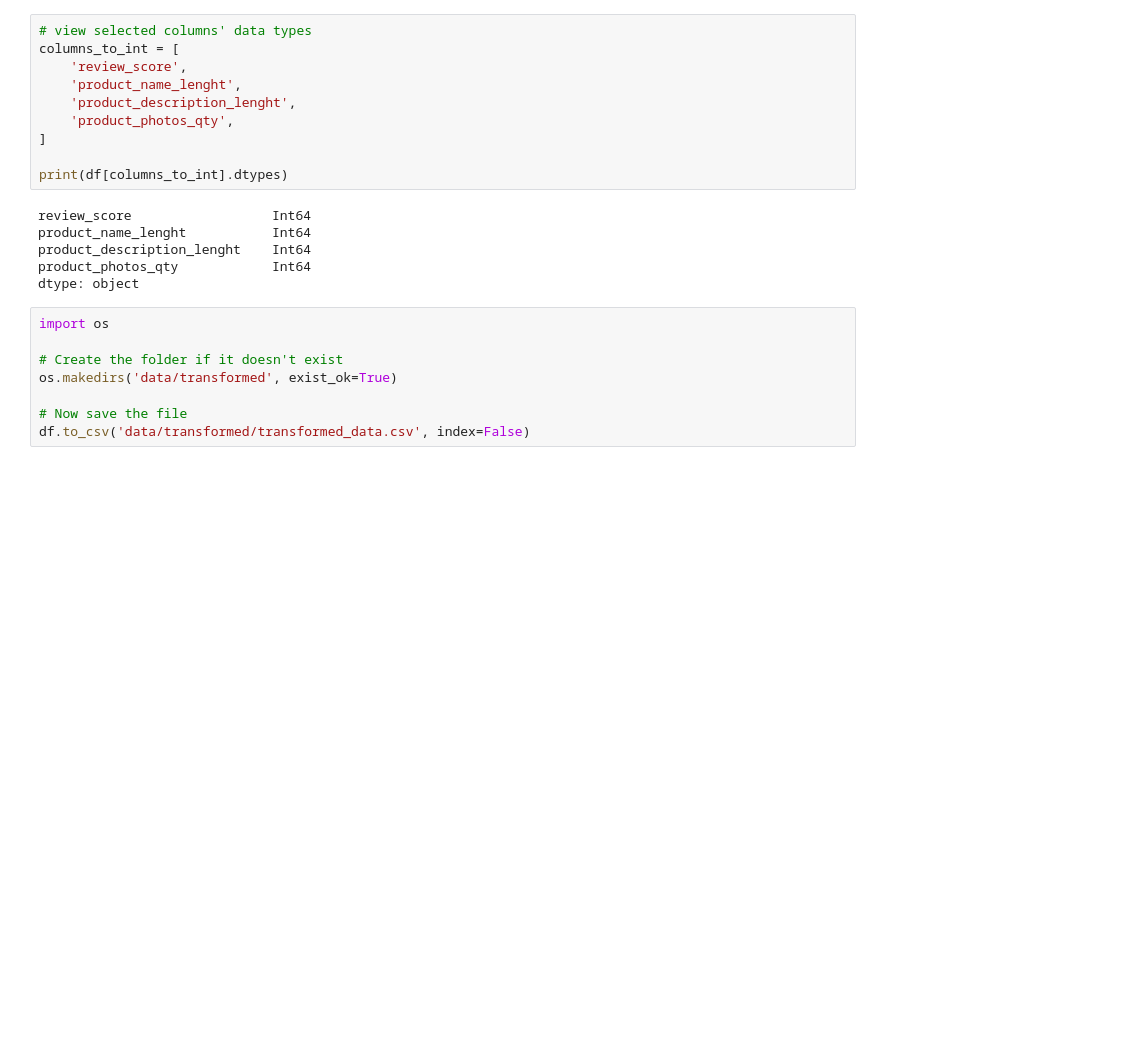
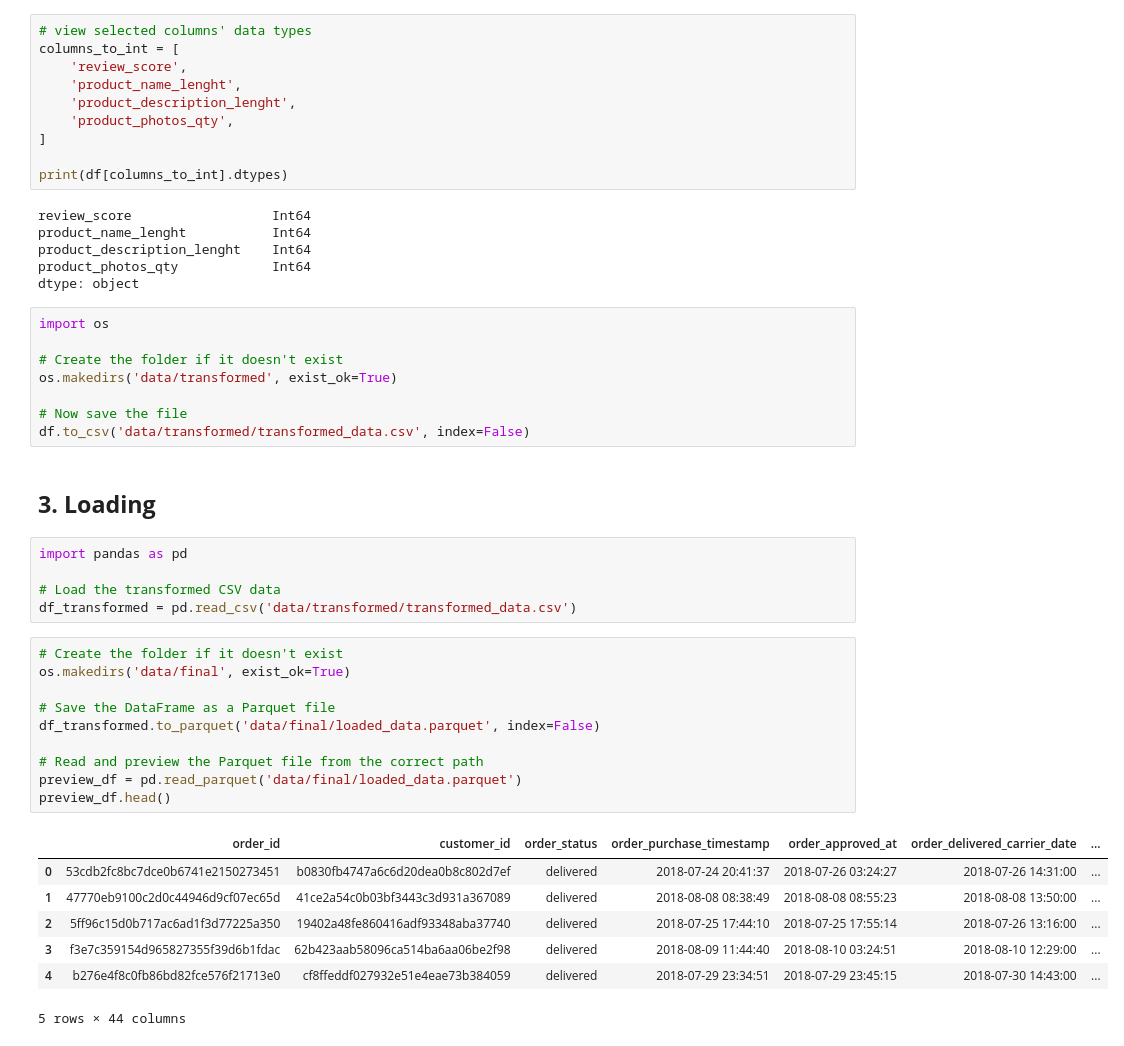
Before and after one commit to ibtj21/DSA2040A_DataMining_Group-6, a Jupyter notebook: notebooks/1_extract_transform.ipynb, the cells around one changed output. Saved outputs shown, nothing was run; the diff lists cells and outputs as text; blank space fills up the shorter version.

Commit message:
Add Parquet output file (loaded_data.parquet) to data/final directory - Hana

```diff
--- a/notebooks/1_extract_transform.ipynb
+++ b/notebooks/1_extract_transform.ipynb
@@ -656,3 +656,28 @@ os.makedirs('data/transformed', exist_ok=True)
 
 # Now save the file
 df.to_csv('data/transformed/transformed_data.csv', index=False)
+# %% [markdown]
+## **3. Loading**
+# %%
+import pandas as pd
+
+# Load the transformed CSV data
+df_transformed = pd.read_csv('data/transformed/transformed_data.csv')
+# %%
+# Create the folder if it doesn't exist
+os.makedirs('data/final', exist_ok=True)
+
+# Save the DataFrame as a Parquet file
+df_transformed.to_parquet('data/final/loaded_data.parquet', index=False)
+
+# Read and preview the Parquet file from the correct path
+preview_df = pd.read_parquet('data/final/loaded_data.parquet')
+preview_df.head()
+# %% [output]
+|  | order_id | customer_id | order_status | order_purchase_timestamp | order_approved_at | order_delivered_carrier_date | ... |
+| 0 | 53cdb2fc8bc7dce0b6741e2150273451 | b0830fb4747a6c6d20dea0b8c802d7ef | delivered | 2018-07-24 20:41:37 | 2018-07-26 03:24:27 | 2018-07-26 14:31:00 | ... |
+| 1 | 47770eb9100c2d0c44946d9cf07ec65d | 41ce2a54c0b03bf3443c3d931a367089 | delivered | 2018-08-08 08:38:49 | 2018-08-08 08:55:23 | 2018-08-08 13:50:00 | ... |
+| 2 | 5ff96c15d0b717ac6ad1f3d77225a350 | 19402a48fe860416adf93348aba37740 | delivered | 2018-07-25 17:44:10 | 2018-07-25 17:55:14 | 2018-07-26 13:16:00 | ... |
+| 3 | f3e7c359154d965827355f39d6b1fdac | 62b423aab58096ca514ba6aa06be2f98 | delivered | 2018-08-09 11:44:40 | 2018-08-10 03:24:51 | 2018-08-10 12:29:00 | ... |
+| 4 | b276e4f8c0fb86bd82fce576f21713e0 | cf8ffeddf027932e51e4eae73b384059 | delivered | 2018-07-29 23:34:51 | 2018-07-29 23:45:15 | 2018-07-30 14:43:00 | ... |
+5 rows × 44 columns
```
Also changed, not shown: parts of 1 cell of this notebook, 1 other file.
